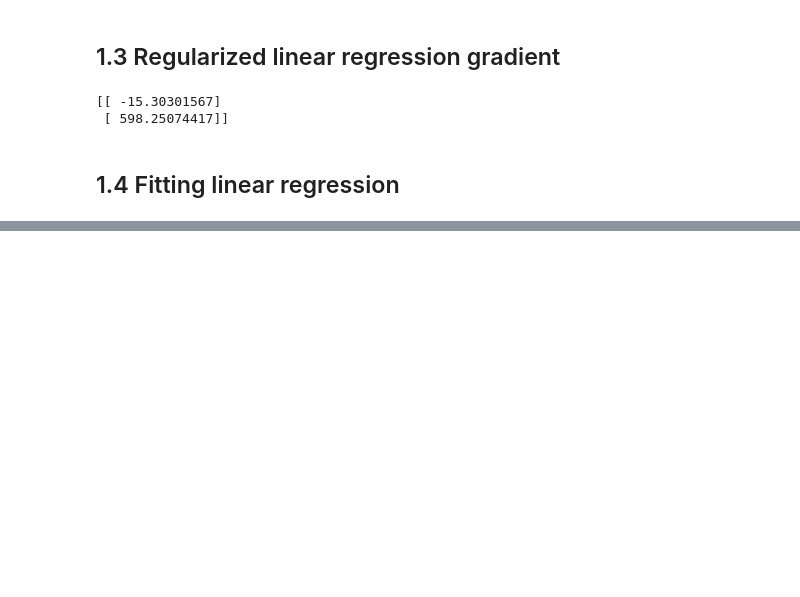
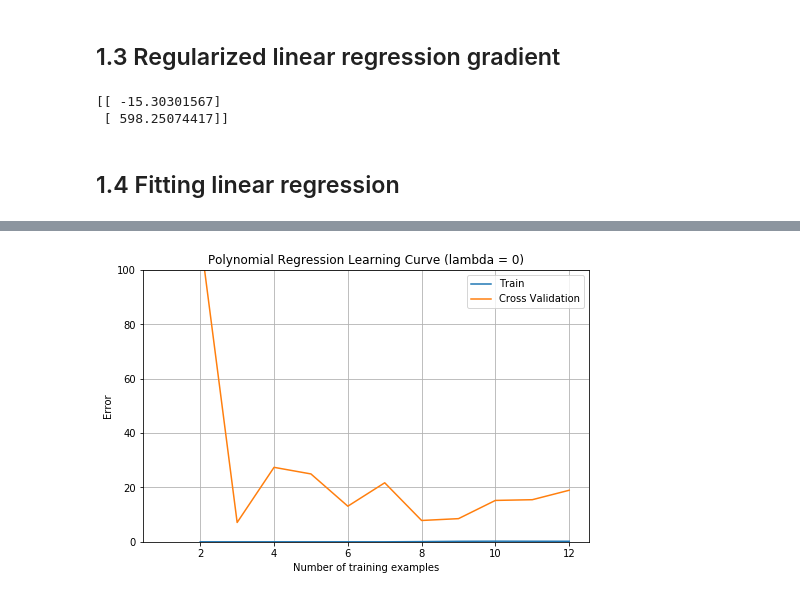
Before and after one commit to zhaochuanyun/coursera_ml, a Jupyter notebook: ex5/ex5.ipynb, the cells around one changed output, grey strips where cells are left out. Drawn from its saved outputs; the diff is of its cells as text; code cells hidden in the pictures; blank space fills up the shorter version.

```diff
--- a/ex5/ex5.ipynb
+++ b/ex5/ex5.ipynb
@@ -111,0 +200,32 @@ plt.show()
+# %%
+def plotPolyLearningCurve(lamb=0.):
+
+    initial_theta = np.ones([global_d+2, 1])
+    m, error_train, error_cv = [], [], []
+    myXval, dummy1, dummy2 = featureNormalize(genPolyFeatures(Xval, global_d))
+
+    for x in range(1, 13, 1):
+        train_X = X[:x, :]
+        train_y = y[:x]
+        m.append(train_y.shape[0])
+        train_subset = genPolyFeatures(train_X, global_d)
+        train_subset, dummy1, dummy2 = featureNormalize(train_subset)
+
+        optimize_theta = optimizeTheta(initial_theta, train_subset, train_y, lamb=lamb, print_output=False)
+
+        error_train.append(linearRegCostFunction(optimize_theta, train_subset, train_y, lamb=lamb))
+        error_cv.append(linearRegCostFunction(optimize_theta, myXval, yval, lamb=lamb))
+
+    plt.figure(figsize=(8,5))
+    plt.plot(m, error_train, label='Train')
+    plt.plot(m, error_cv, label='Cross Validation')
+    plt.legend()
+    plt.title('Polynomial Regression Learning Curve (lambda = 0)')
+    plt.xlabel('Number of training examples')
+    plt.ylabel('Error')
+    plt.ylim([0,100])
+    plt.grid(True)
+
+plotPolyLearningCurve()
+# %% [output]
+[figure, added]
```
Also changed, not shown: parts of 18 cells of this notebook.
